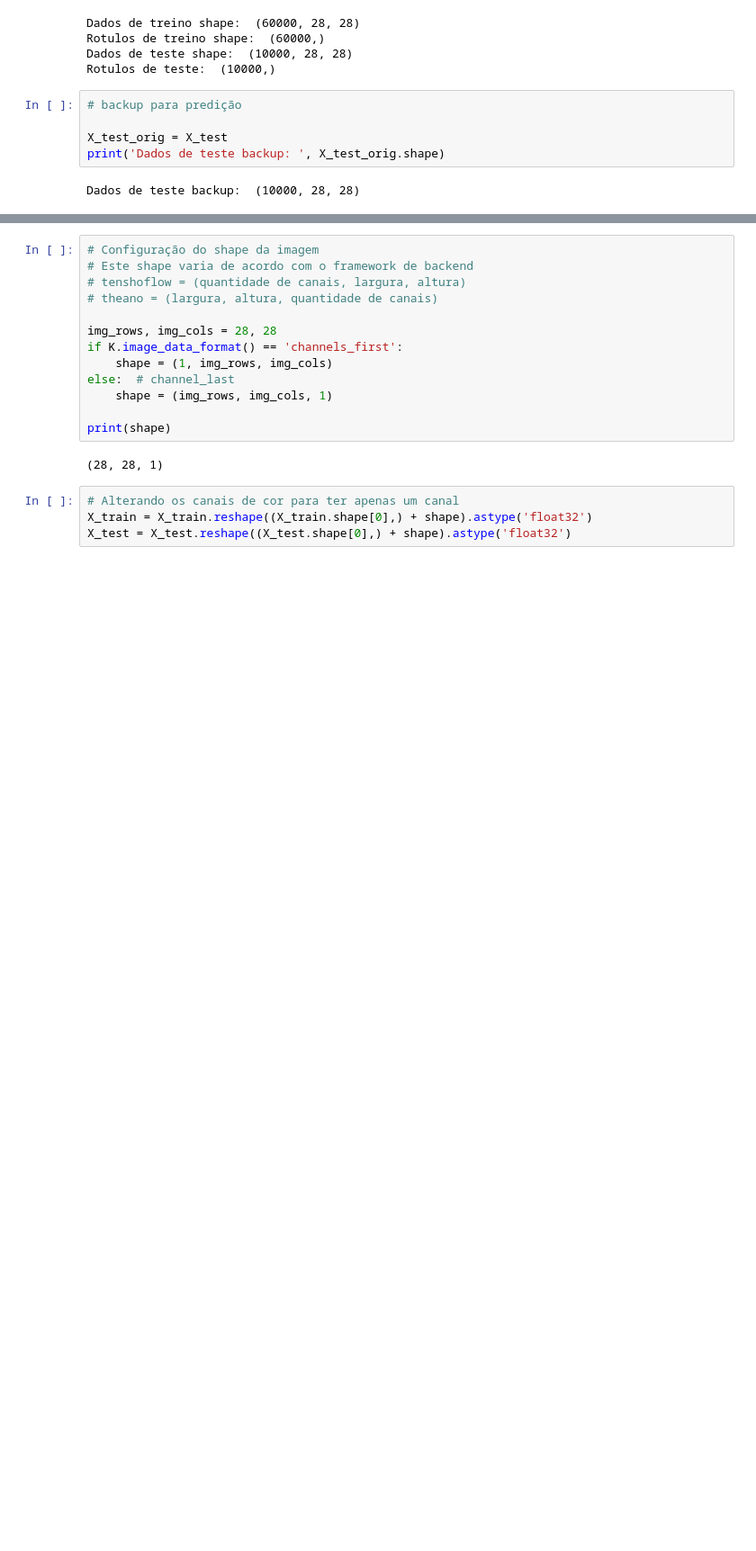
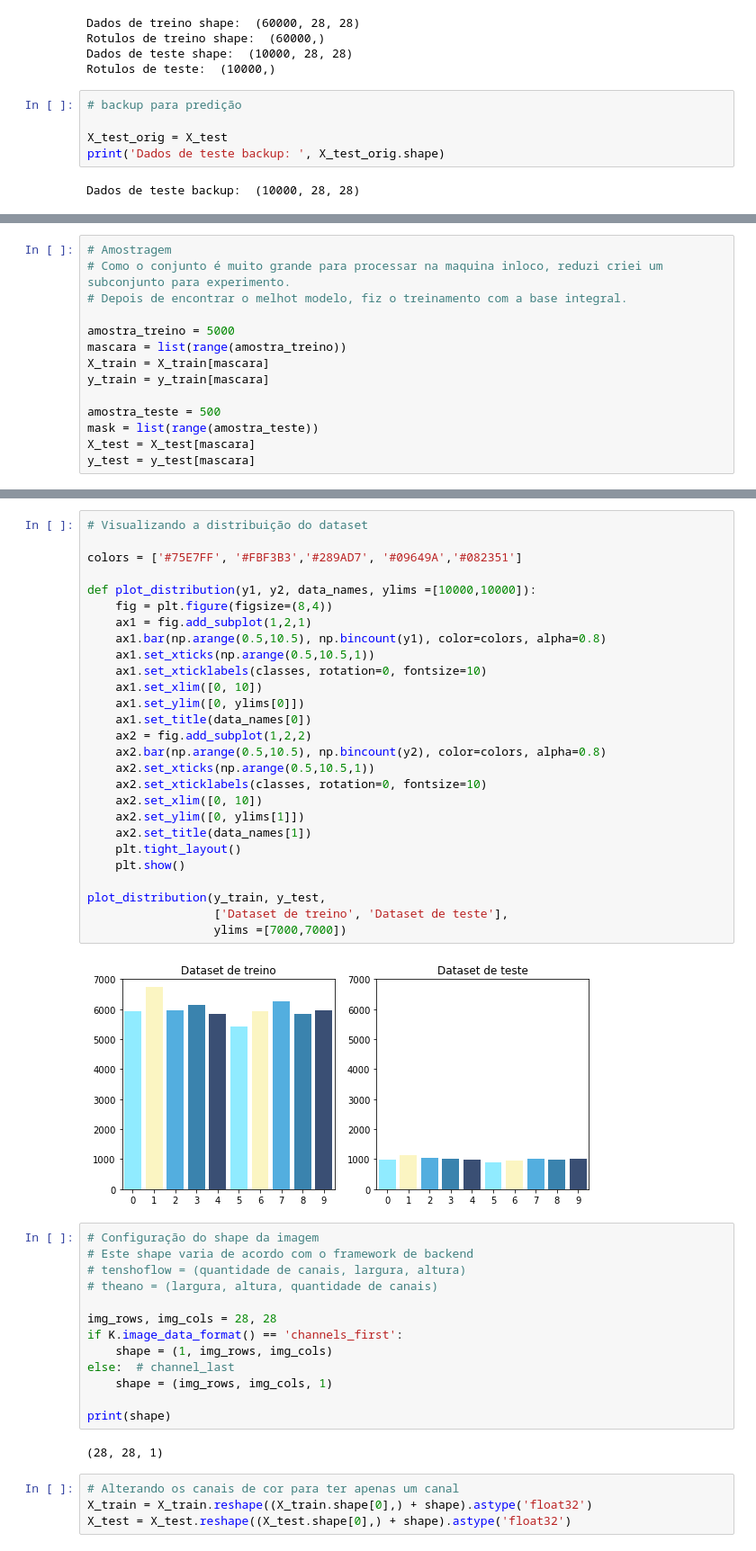
Before and after one commit to diogenesd/mnist, a Jupyter notebook: MNIST-ConvNet.ipynb, the cells around one changed output, grey strips where cells are left out. Shown at 90% size. Saved outputs shown, nothing was run; the diff lists cells and outputs as text; blank space fills up the shorter version.

Commit message:
chartplots

```diff
--- a/MNIST-ConvNet.ipynb
+++ b/MNIST-ConvNet.ipynb
@@ -129,3 +115,17 @@ y_test = y_test[mascara]
+# %%
+# Amostragem
+# Como o conjunto é muito grande para processar na maquina inloco, reduzi criei um subconjunto para experimento.
+# Depois de encontrar o melhot modelo, fiz o treinamento com a base integral.
+
+amostra_treino = 5000
+mascara = list(range(amostra_treino))
+X_train = X_train[mascara]
+y_train = y_train[mascara]
+
+amostra_teste = 500
+mask = list(range(amostra_teste))
+X_test = X_test[mascara]
+y_test = y_test[mascara]
 # %%
 # Visualizando amostra dos dados
 # Vetor de classes para indice
@@ -148,3 +148,32 @@ plt.show()
+# %%
+# Visualizando a distribuição do dataset
+
+colors = ['#75E7FF', '#FBF3B3','#289AD7', '#09649A','#082351']
+
+def plot_distribution(y1, y2, data_names, ylims =[10000,10000]):
+    fig = plt.figure(figsize=(8,4))
+    ax1 = fig.add_subplot(1,2,1)
+    ax1.bar(np.arange(0.5,10.5), np.bincount(y1), color=colors, alpha=0.8)
+    ax1.set_xticks(np.arange(0.5,10.5,1))
+    ax1.set_xticklabels(classes, rotation=0, fontsize=10)
+    ax1.set_xlim([0, 10])
+    ax1.set_ylim([0, ylims[0]])
+    ax1.set_title(data_names[0])
+    ax2 = fig.add_subplot(1,2,2)
+    ax2.bar(np.arange(0.5,10.5), np.bincount(y2), color=colors, alpha=0.8)
+    ax2.set_xticks(np.arange(0.5,10.5,1))
+    ax2.set_xticklabels(classes, rotation=0, fontsize=10)
+    ax2.set_xlim([0, 10])
+    ax2.set_ylim([0, ylims[1]])
+    ax2.set_title(data_names[1])
+    plt.tight_layout()
+    plt.show()
+
+plot_distribution(y_train, y_test,
+                  ['Dataset de treino', 'Dataset de teste'],
+                  ylims =[7000,7000])
+# %% [output]
+[figure, added]
 # %%
 # Configuração do shape da imagem
 # Este shape varia de acordo com o framework de backend
```
Also changed, not shown: parts of 5 cells of this notebook.
